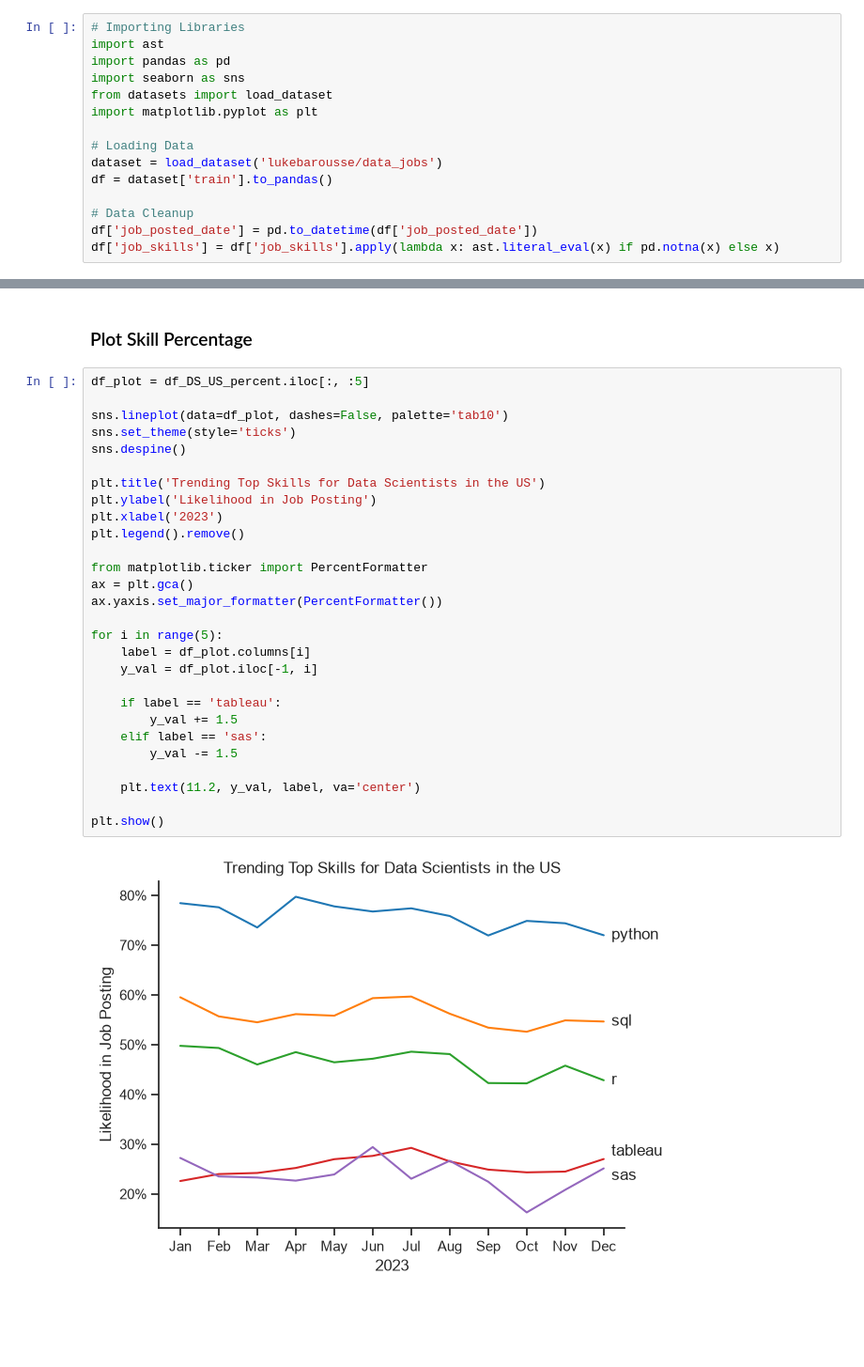
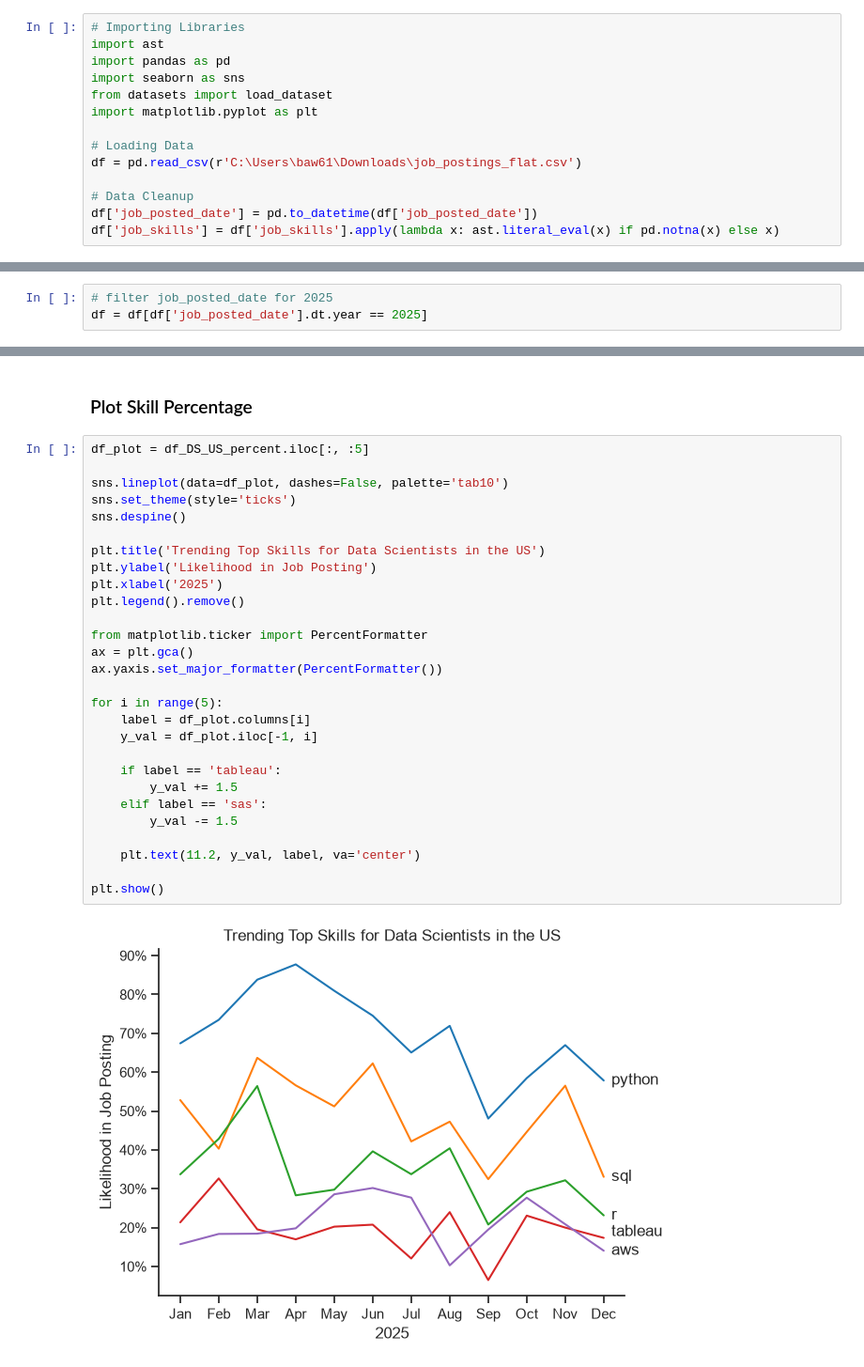
Before and after one commit to brycewi11iams/Python_Data_Project, a Jupyter notebook: 3_Project/3_Skills_Trend.ipynb, the cells around one changed output, grey strips where cells are left out. Shown at 94% size. Cells and saved outputs as stored; diff of their text form; blank space fills up the shorter version.

Commit message:
data source update

```diff
--- a/3_Project/3_Skills_Trend.ipynb
+++ b/3_Project/3_Skills_Trend.ipynb
@@ -11,8 +11,7 @@ from datasets import load_dataset
 import matplotlib.pyplot as plt
 
 # Loading Data
-dataset = load_dataset('lukebarousse/data_jobs')
-df = dataset['train'].to_pandas()
+df = pd.read_csv(r'C:\Users\baw61\Downloads\job_postings_flat.csv')
 
 # Data Cleanup
 df['job_posted_date'] = pd.to_datetime(df['job_posted_date'])
@@ -22,3 +21,6 @@ Warning: You are sending unauthenticated requests to the HF Hub. Please set a HF
+# %%
+# filter job_posted_date for 2025
+df = df[df['job_posted_date'].dt.year == 2025]
 # %% [markdown]
 ### Create Pivot Table
 # %%
@@ -83,30 +85,30 @@ df_DS_US_percent
 # %%
 df_plot = df_DS_US_percent.iloc[:, :5]
 
 sns.lineplot(data=df_plot, dashes=False, palette='tab10')
 sns.set_theme(style='ticks')
 sns.despine()
 
 plt.title('Trending Top Skills for Data Scientists in the US')
 plt.ylabel('Likelihood in Job Posting')
-plt.xlabel('2023')
+plt.xlabel('2025')
 plt.legend().remove()
 
 from matplotlib.ticker import PercentFormatter
 ax = plt.gca()
 ax.yaxis.set_major_formatter(PercentFormatter())
 
 for i in range(5):
     label = df_plot.columns[i]
     y_val = df_plot.iloc[-1, i]
 
     if label == 'tableau':
         y_val += 1.5
     elif label == 'sas':
         y_val -= 1.5
 
     plt.text(11.2, y_val, label, va='center')
 
 plt.show()
 # %% [output]
-[figure, old version]
+[figure, new version]
```
Also changed, not shown: parts of 4 cells of this notebook, 15 other files.
